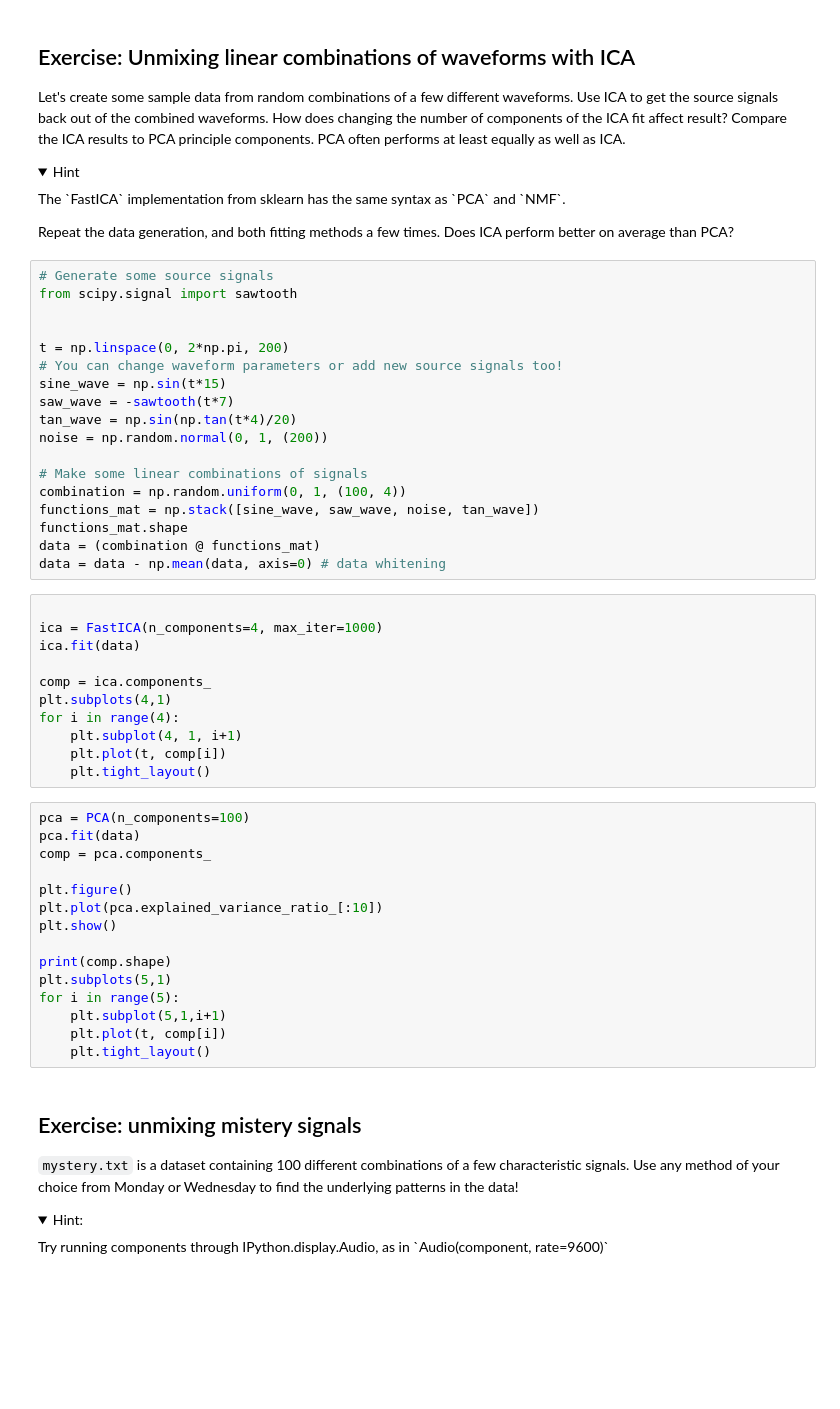
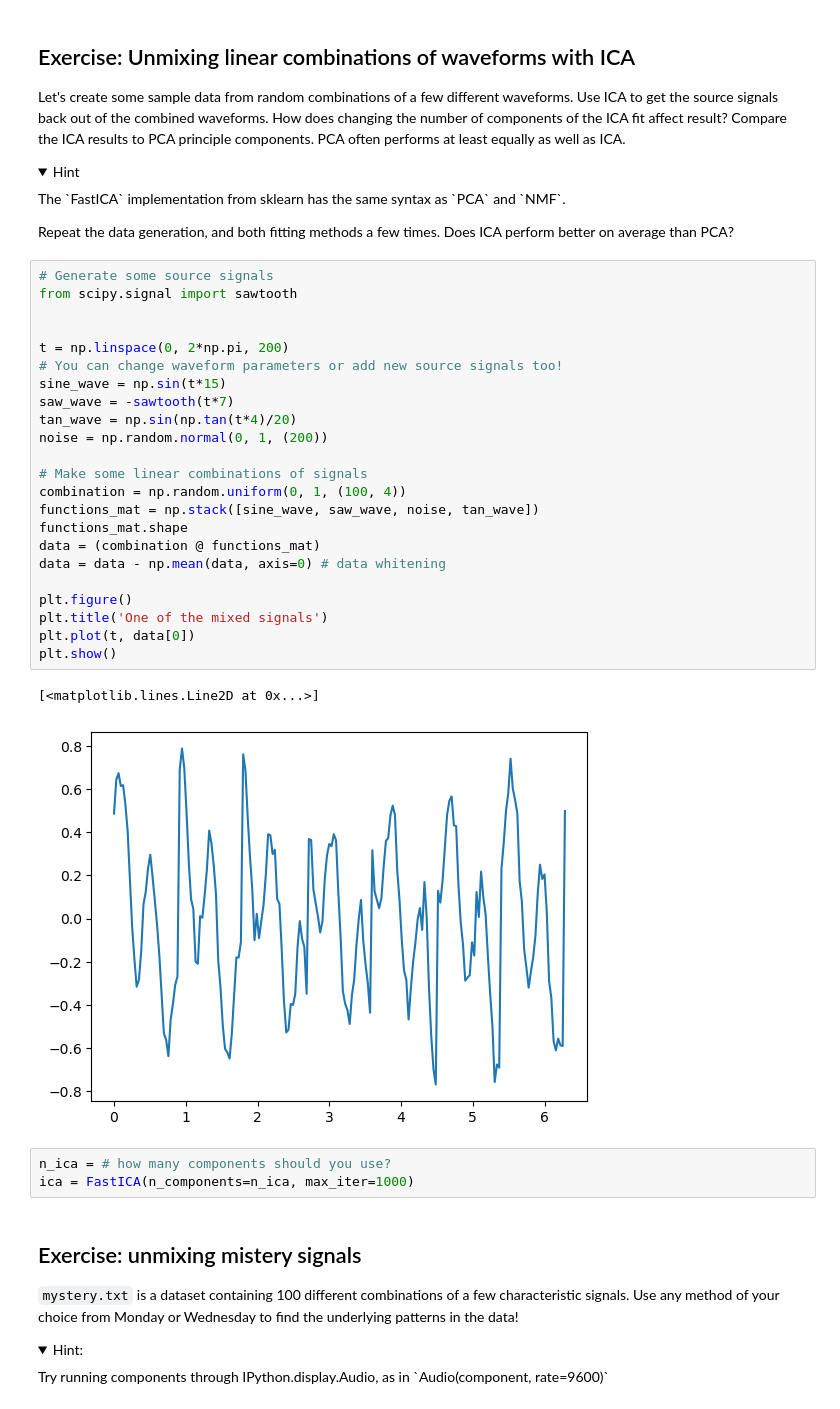
Before and after one commit to teolemay/phys607exercises, a Jupyter notebook: Astrostats_12_Wednesday_workbook.ipynb, the cells around one changed output. Saved outputs shown, nothing was run; the diff lists cells and outputs as text; folded sections open; blank space fills up the shorter version.

```diff
--- a/Astrostats_12_Wednesday_workbook.ipynb
+++ b/Astrostats_12_Wednesday_workbook.ipynb
@@ -123,47 +107,32 @@ Repeat the data generation, and both fitting methods a few times. Does ICA perfo
 # %%
 # Generate some source signals
 from scipy.signal import sawtooth
 
 
 t = np.linspace(0, 2*np.pi, 200)
 # You can change waveform parameters or add new source signals too!
 sine_wave = np.sin(t*15)
 saw_wave = -sawtooth(t*7)
 tan_wave = np.sin(np.tan(t*4)/20)
 noise = np.random.normal(0, 1, (200))
 
 # Make some linear combinations of signals
 combination = np.random.uniform(0, 1, (100, 4))
 functions_mat = np.stack([sine_wave, saw_wave, noise, tan_wave])
 functions_mat.shape
 data = (combination @ functions_mat)
 data = data - np.mean(data, axis=0) # data whitening
+
+plt.figure()
+plt.title('One of the mixed signals')
+plt.plot(t, data[0])
+plt.show()
+# %% [output]
+[<matplotlib.lines.Line2D at 0x...>]
+[figure, added]
-# %%
-
-ica = FastICA(n_components=4, max_iter=1000)
-ica.fit(data)
-
-comp = ica.components_
-plt.subplots(4,1)
-for i in range(4):
-    plt.subplot(4, 1, i+1)
-    plt.plot(t, comp[i])
-    plt.tight_layout()
-# %%
-pca = PCA(n_components=100)
-pca.fit(data)
-comp = pca.components_
-
-plt.figure()
-plt.plot(pca.explained_variance_ratio_[:10])
-plt.show()
-
-print(comp.shape)
-plt.subplots(5,1)
-for i in range(5):
-    plt.subplot(5,1,i+1)
-    plt.plot(t, comp[i])
-    plt.tight_layout()
+# %%
+n_ica = # how many components should you use?
+ica = FastICA(n_components=n_ica, max_iter=1000)
 # %% [markdown]
 ## Exercise: unmixing mistery signals
 `mystery.txt` is a dataset containing 100 different combinations of a few characteristic signals. Use any method of your choice from Monday or Wednesday to find the underlying patterns in the data!
```
Also changed, not shown: parts of 22 cells of this notebook, 1 other file.
